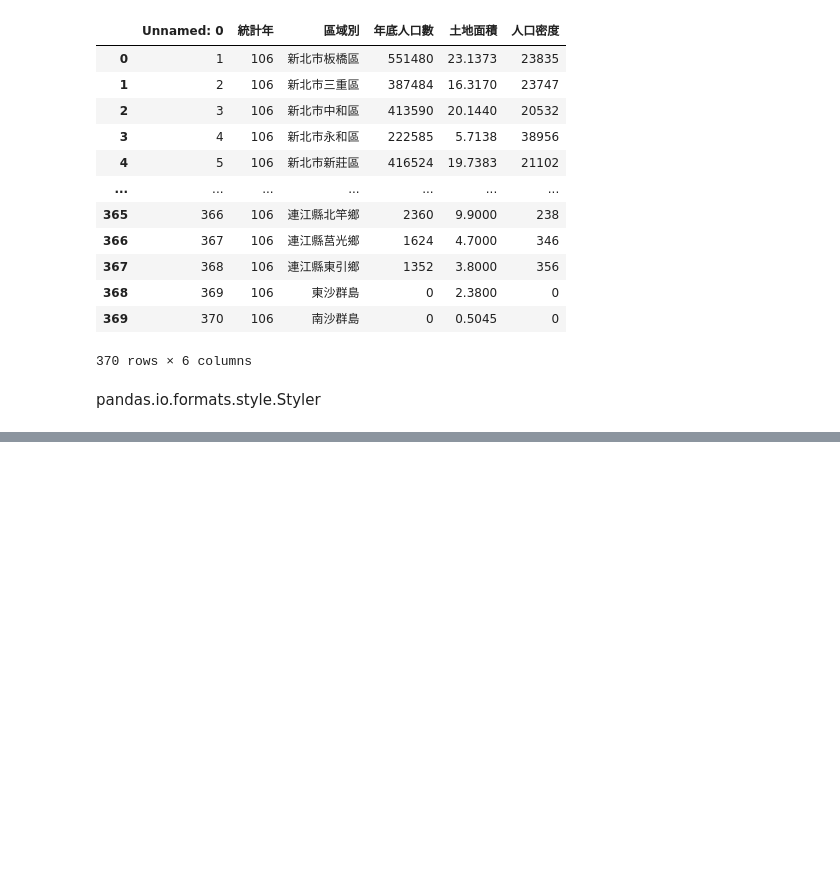
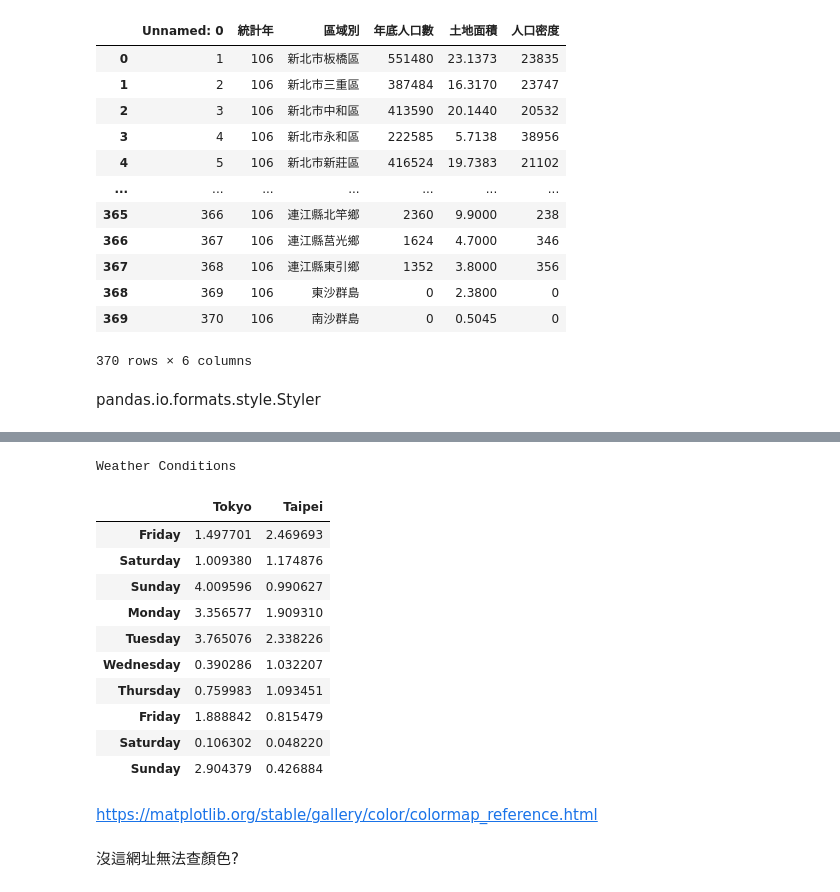
Before and after one commit to Horace2024/_2024_10_22_python_test, a Jupyter notebook: lesson16/lesson16_2.ipynb, the cells around one changed output, grey strips where cells are left out. Saved outputs shown, nothing was run; the diff lists cells and outputs as text; code cells hidden in the pictures; blank space fills up the shorter version.

```diff
--- a/lesson16/lesson16_2.ipynb
+++ b/lesson16/lesson16_2.ipynb
@@ -21,0 +121,26 @@ pandas.io.formats.style.Styler
+# %%
+import numpy as np
+weather_df = pd.DataFrame(np.random.rand(10,2)*5,
+                        index=pd.date_range(start="2021-01-01", periods=10),
+                        columns=["Tokyo", "Taipei"])
+# %%
+weather_df.style\
+.set_caption('Weather Conditions')\
+.format_index(lambda v:v.strftime("%A"))
+# %% [output]
+Weather Conditions
+|  | Tokyo | Taipei |
+| Friday | 1.497701 | 2.469693 |
+| Saturday | 1.009380 | 1.174876 |
+| Sunday | 4.009596 | 0.990627 |
+| Monday | 3.356577 | 1.909310 |
+| Tuesday | 3.765076 | 2.338226 |
+| Wednesday | 0.390286 | 1.032207 |
+| Thursday | 0.759983 | 1.093451 |
+| Friday | 1.888842 | 0.815479 |
+| Saturday | 0.106302 | 0.048220 |
+| Sunday | 2.904379 | 0.426884 |
+# %% [markdown]
+https://matplotlib.org/stable/gallery/color/colormap_reference.html
+# %% [markdown]
+沒這網址無法查顏色?
```
Also changed, not shown: parts of 3 cells of this notebook, 5 other files.
